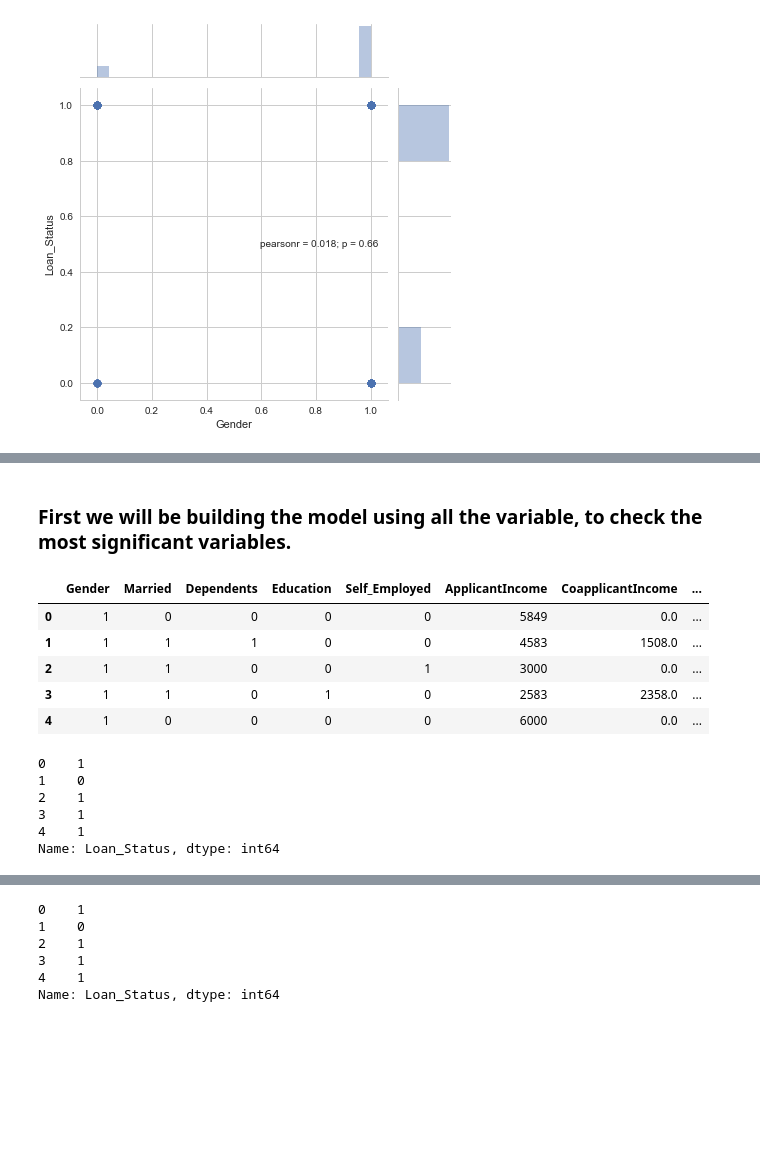
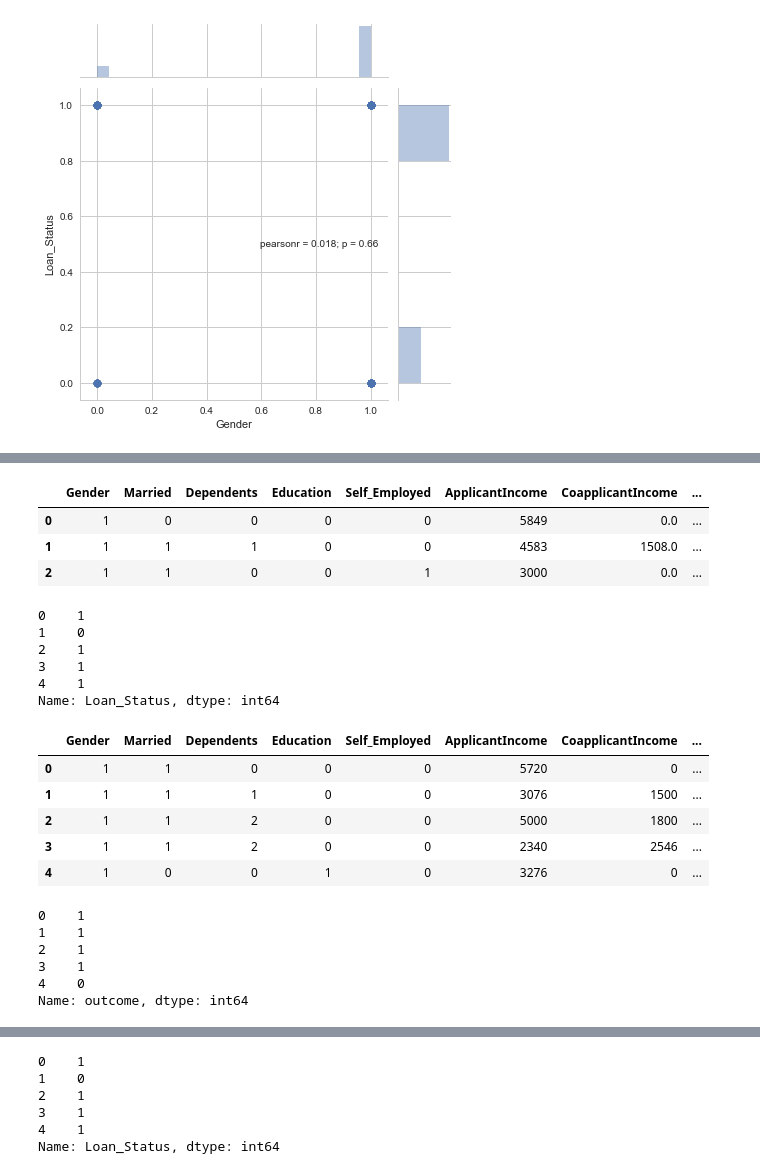
Before and after one commit to D-Satyajit/iMarticus-Projects, a Jupyter notebook: Project-II Credit Risk using Logistic Regression.ipynb, the cells around one changed output, grey strips where cells are left out. Cells and saved outputs as stored; diff of their text form; code cells hidden in the pictures; blank space fills up the shorter version.

Commit message:
Added new projects

```diff
--- a/Python Project-II Credit Risk using SVM.ipynb
+++ b/Project-II Credit Risk using Logistic Regression.ipynb
@@ -69,7 +78,7 @@ import pylab as pl
 ### Importing Traning Dataset
 # %%
 # Importing Train Datset
-train_data = pd.read_csv("F:/Lectures/Data Science/iMarticus/Python/Project/All/Datasets/Credit_Risk_Train_Data.csv")
+train_data = pd.read_csv("F:/Lectures/Data Science/iMarticus/Python/Project/Datasets/Credit_Risk_Train_Data.csv")
 train_data = pd.DataFrame(train_data)
 train_data.shape # Shape gives you total number of observations and variables present in datasets
 # %% [output]
@@ -592,16 +594,12 @@ test_data_new.head(5)
-# %% [markdown]
-### First we will be building the model using all the variable, to check the most significant variables.
 # %%
 # Taking Train Dataset values in two variables
 X_train = train_data_new.ix[:,(0,1,2,3,4,5,6,7,8,9,10)]
-X_train.head(5)
+X_train.head(3)
 # %% [output]
 |  | Gender | Married | Dependents | Education | Self_Employed | ApplicantIncome | CoapplicantIncome | ... |
 | 0 | 1 | 0 | 0 | 0 | 0 | 5849 | 0.0 | ... |
 | 1 | 1 | 1 | 1 | 0 | 0 | 4583 | 1508.0 | ... |
 | 2 | 1 | 1 | 0 | 0 | 1 | 3000 | 0.0 | ... |
-| 3 | 1 | 1 | 0 | 1 | 0 | 2583 | 2358.0 | ... |
-| 4 | 1 | 0 | 0 | 0 | 0 | 6000 | 0.0 | ... |
 # %%
 y_train = train_data_new.ix[:,11]
 y_train.head(5)
@@ -612,3 +610,26 @@ y_train.head(5)
 3    1
 4    1
 Name: Loan_Status, dtype: int64
+# %%
+# Taking Validate Dataset values as test data
+# The purpose of doing this is : Test Data does not have a "Outcome" variable
+# So, the predicted values will be compared with "Outcome" variable of Validate Data
+X_test = test_data_new.ix[:,(0,1,2,3,4,5,6,7,8,9,10)]
+X_test.head()
+# %% [output]
+|  | Gender | Married | Dependents | Education | Self_Employed | ApplicantIncome | CoapplicantIncome | ... |
+| 0 | 1 | 1 | 0 | 0 | 0 | 5720 | 0 | ... |
+| 1 | 1 | 1 | 1 | 0 | 0 | 3076 | 1500 | ... |
+| 2 | 1 | 1 | 2 | 0 | 0 | 5000 | 1800 | ... |
+| 3 | 1 | 1 | 2 | 0 | 0 | 2340 | 2546 | ... |
+| 4 | 1 | 0 | 0 | 1 | 0 | 3276 | 0 | ... |
+# %%
+y_test = test_data_new.ix[:,11]
+y_test.head()
+# %% [output]
+0    1
+1    1
+2    1
+3    1
+4    0
+Name: outcome, dtype: int64
```
Also changed, not shown: parts of 121 cells of this notebook, 4 other files.
